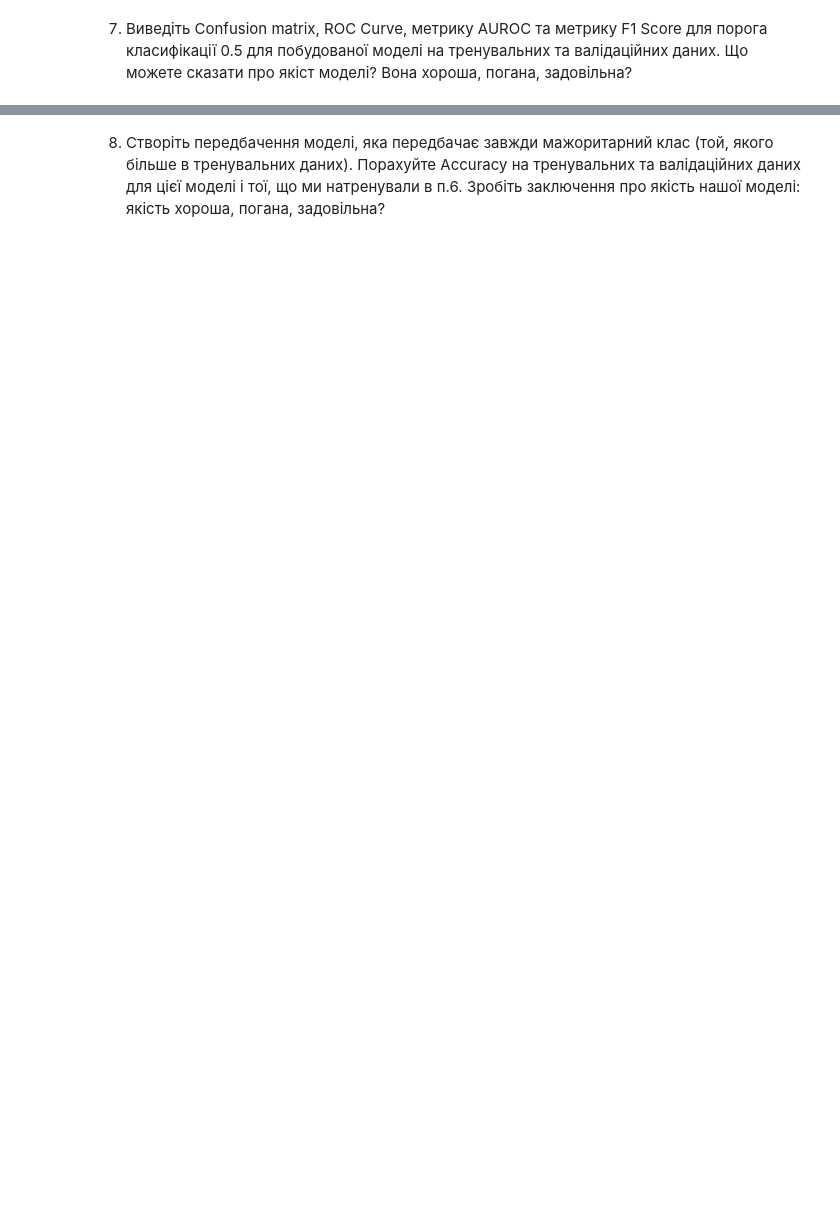
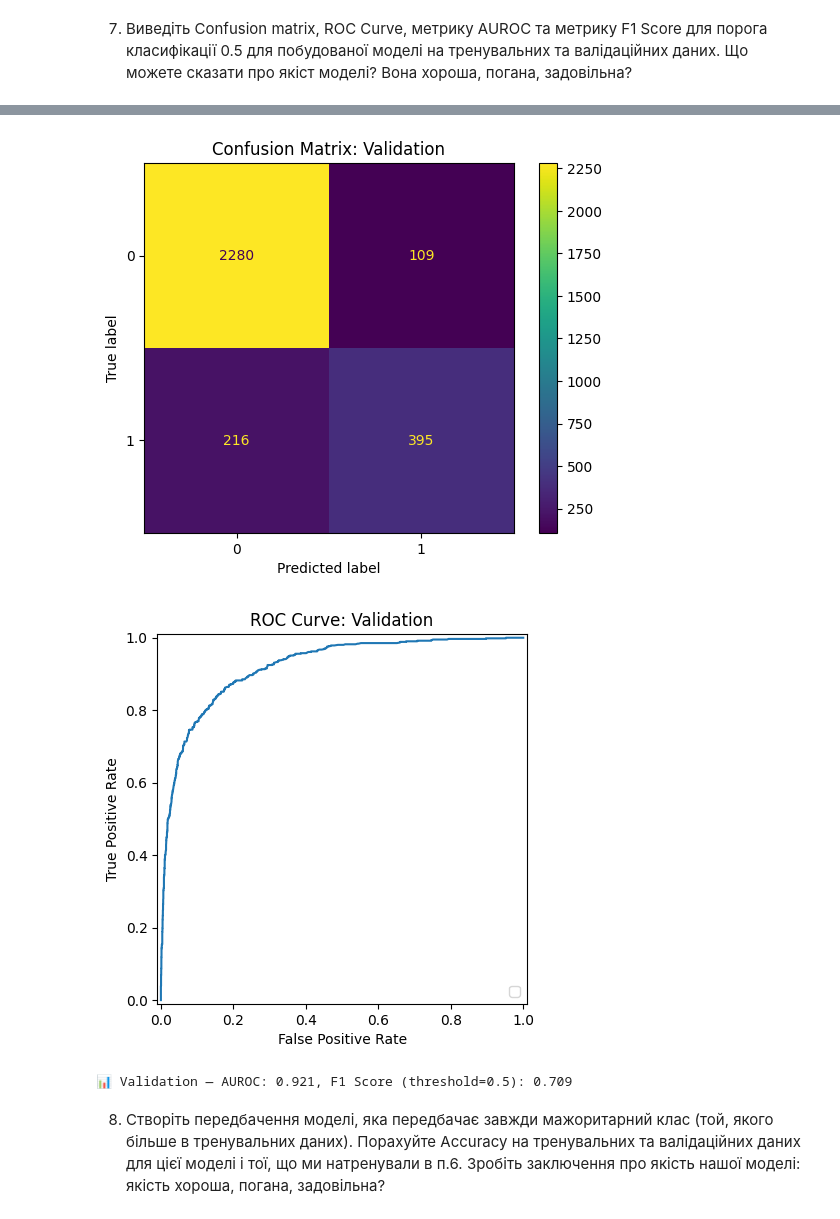
Before and after one commit to o-semenkova/ml_home_tasks, a Jupyter notebook: HW_2_2_Логістична_регресія_з_scikit_learn.ipynb, the cells around one changed output, grey strips where cells are left out. Cells and saved outputs as stored; diff of their text form; code cells hidden in the pictures; blank space fills up the shorter version.

```diff
--- a/HW_2_2_Логістична_регресія_з_scikit_learn.ipynb
+++ b/HW_2_2_Логістична_регресія_з_scikit_learn.ipynb
@@ -321,0 +350,6 @@ val_inputs[numeric_cols] = scaler.transform(val_inputs[numeric_cols])
+# %%
+encoded_array = encoder.transform(val_inputs[significant_cat_features])
+encoded_df = pd.DataFrame(encoded_array, columns=encoded_cols, index=val_inputs.index)
+
+# З'єднання з оригінальним датафреймом:
+val_inputs = pd.concat([val_inputs.drop(columns=significant_cat_features), encoded_df], axis=1)
@@ -328,2 +435,8 @@ val_inputs[numeric_cols] = scaler.transform(val_inputs[numeric_cols])
+# %%
+evaluate_model(model, val_inputs, val_targets, 'Validation')
+# %% [output]
+[figure, added]
+[figure, added]
+📊 Validation — AUROC: 0.921, F1 Score (threshold=0.5): 0.709
 # %% [markdown]
 8. Створіть передбачення моделі, яка передбачає завжди мажоритарний клас (той, якого більше в тренувальних даних). Порахуйте Accuracy на тренувальних та валідаційних даних для цієї моделі і тої, що ми натренували в п.6. Зробіть заключення про якість нашої моделі: якість хороша, погана, задовільна?
```
Also changed, not shown: parts of 27 cells of this notebook.
